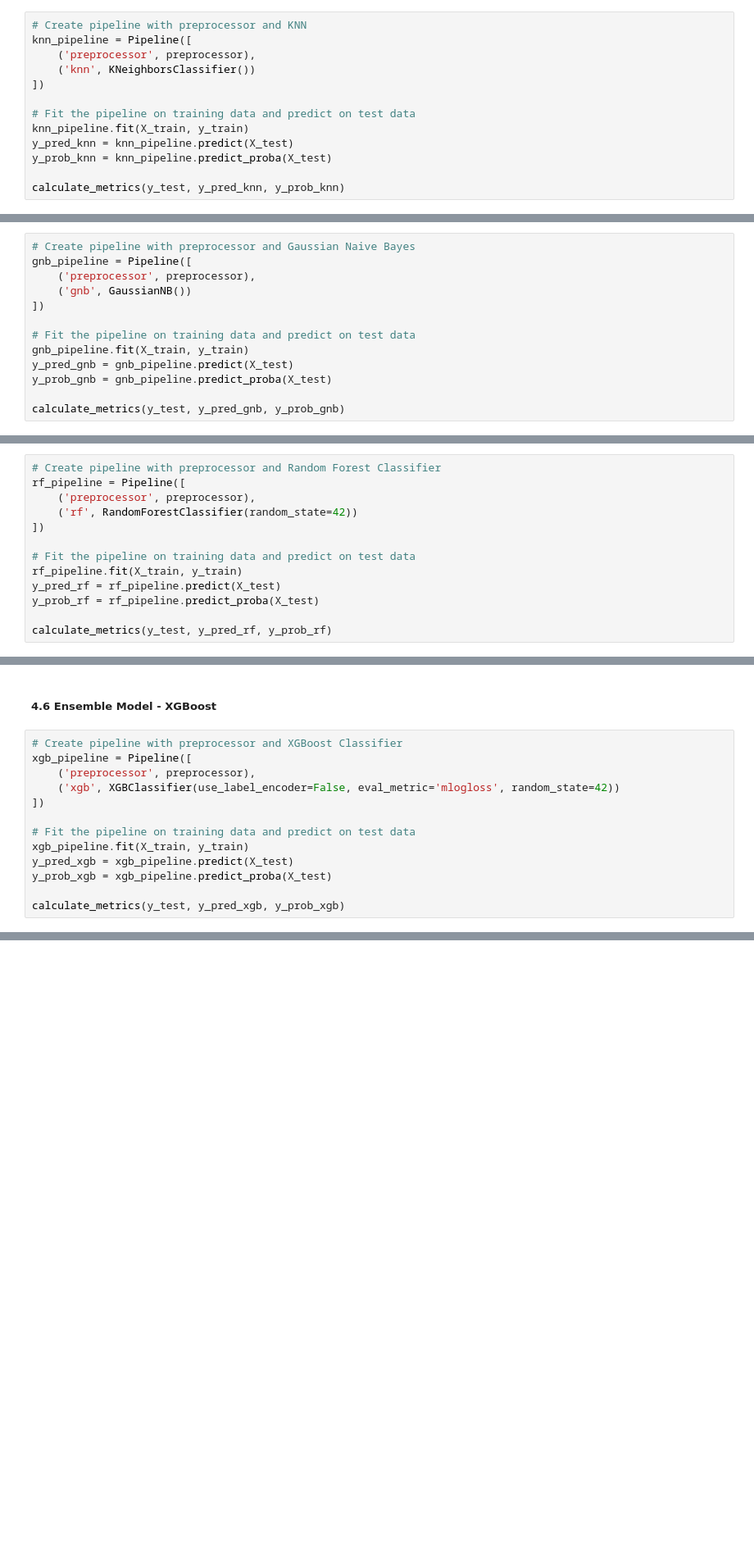
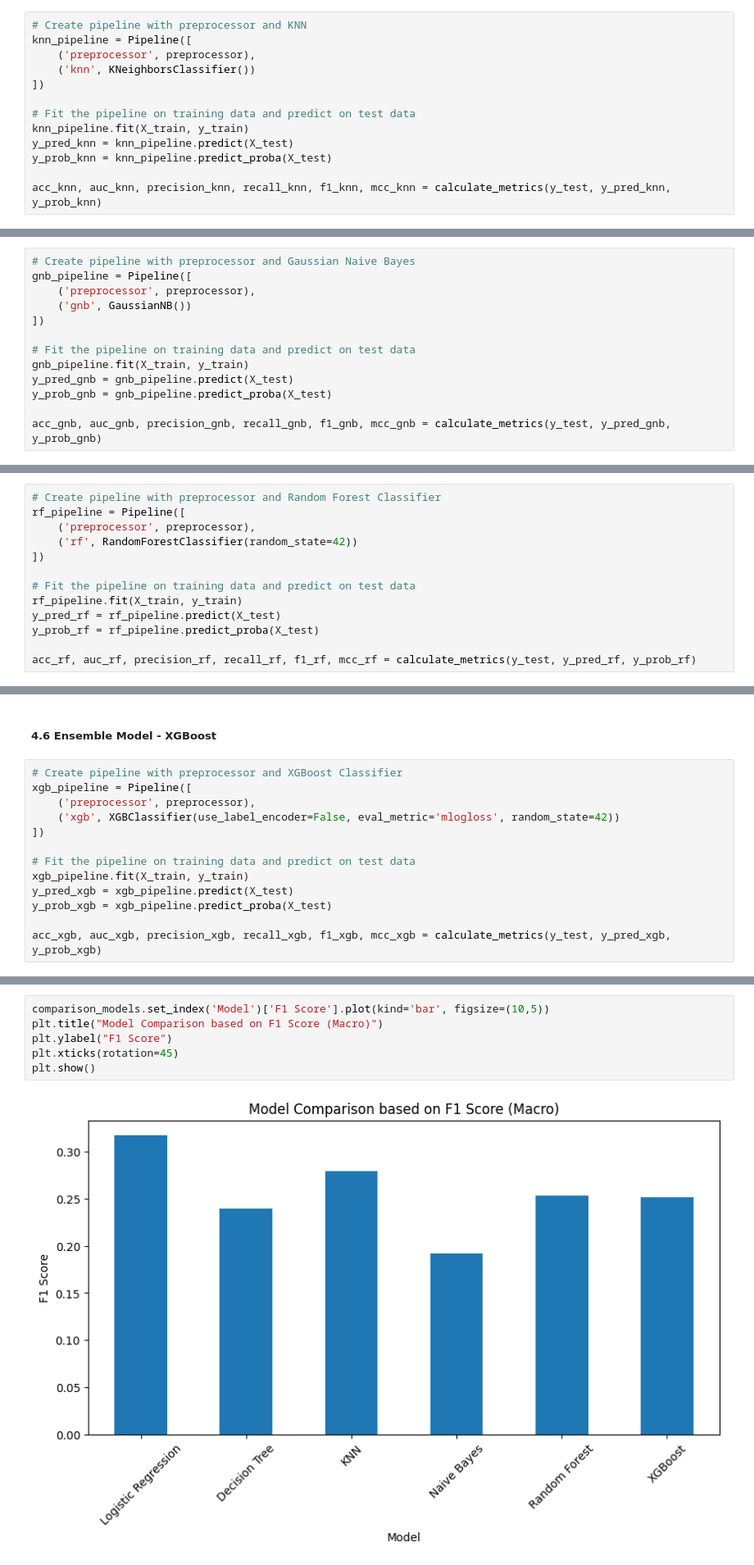
Before and after one commit to priyasakshi/ml-classification-project, a Jupyter notebook: 2025aa05425_ML_assignment2.ipynb, the cells around one changed output, grey strips where cells are left out. Shown at 82% size. Drawn from its saved outputs; the diff is of its cells as text; blank space fills up the shorter version.

Commit message:
model comparison

```diff
--- a/2025aa05425_ML_assignment2.ipynb
+++ b/2025aa05425_ML_assignment2.ipynb
@@ -454,7 +457,7 @@ knn_pipeline.fit(X_train, y_train)
 y_pred_knn = knn_pipeline.predict(X_test)
 y_prob_knn = knn_pipeline.predict_proba(X_test)
 
-calculate_metrics(y_test, y_pred_knn, y_prob_knn)
+acc_knn, auc_knn, precision_knn, recall_knn, f1_knn, mcc_knn = calculate_metrics(y_test, y_pred_knn, y_prob_knn)
 # %% [output]
 Accuracy: 0.6610
 Multiclass AUC Score (macro): 0.7100
@@ -476,7 +479,7 @@ gnb_pipeline.fit(X_train, y_train)
 y_pred_gnb = gnb_pipeline.predict(X_test)
 y_prob_gnb = gnb_pipeline.predict_proba(X_test)
 
-calculate_metrics(y_test, y_pred_gnb, y_prob_gnb)
+acc_gnb, auc_gnb, precision_gnb, recall_gnb, f1_gnb, mcc_gnb = calculate_metrics(y_test, y_pred_gnb, y_prob_gnb)
 # %% [output]
 Accuracy: 0.3475
 Multiclass AUC Score (macro): 0.6417
@@ -498,7 +501,7 @@ rf_pipeline.fit(X_train, y_train)
 y_pred_rf = rf_pipeline.predict(X_test)
 y_prob_rf = rf_pipeline.predict_proba(X_test)
 
-calculate_metrics(y_test, y_pred_rf, y_prob_rf)
+acc_rf, auc_rf, precision_rf, recall_rf, f1_rf, mcc_rf = calculate_metrics(y_test, y_pred_rf, y_prob_rf)
 # %% [output]
 Accuracy: 0.6186
 Multiclass AUC Score (macro): 0.7516
@@ -520,7 +523,7 @@ xgb_pipeline.fit(X_train, y_train)
 y_pred_xgb = xgb_pipeline.predict(X_test)
 y_prob_xgb = xgb_pipeline.predict_proba(X_test)
 
-calculate_metrics(y_test, y_pred_xgb, y_prob_xgb)
+acc_xgb, auc_xgb, precision_xgb, recall_xgb, f1_xgb, mcc_xgb = calculate_metrics(y_test, y_pred_xgb, y_prob_xgb)
 # %% [output]
 Accuracy: 0.6017
 Multiclass AUC Score (macro): 0.8130
@@ -530,0 +597,8 @@ MCC Score: 0.2774
+# %%
+comparison_models.set_index('Model')['F1 Score'].plot(kind='bar', figsize=(10,5))
+plt.title("Model Comparison based on F1 Score (Macro)")
+plt.ylabel("F1 Score")
+plt.xticks(rotation=45)
+plt.show()
+# %% [output]
+[figure, added]
```
Also changed, not shown: parts of 7 cells of this notebook.
